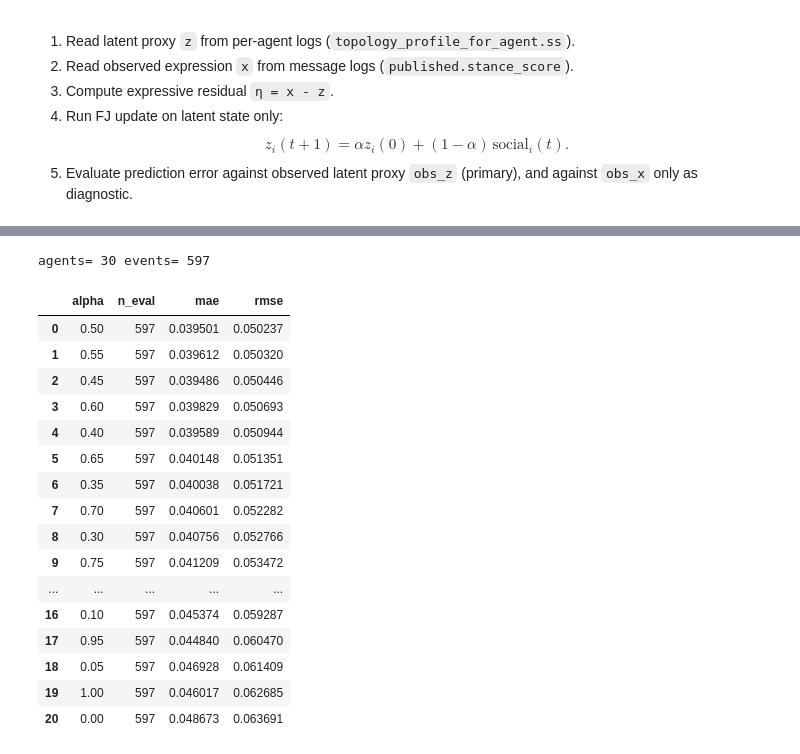
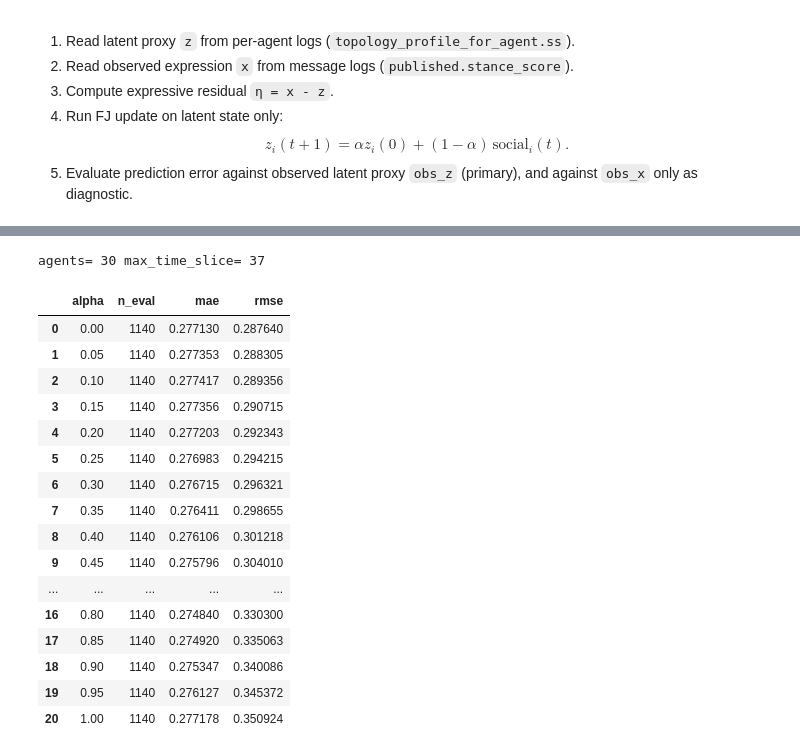
Before and after one commit to samuelLi05/llm-network, a Jupyter notebook: modeling/models/friedkin_johnsen_latent_belief.ipynb, the cells around one changed output, grey strips where cells are left out. Drawn from its saved outputs; the diff is of its cells as text; code cells hidden in the pictures.

```diff
--- a/modeling/models/friedkin_johnsen_latent_belief.ipynb
+++ b/modeling/models/friedkin_johnsen_latent_belief.ipynb
@@ -500,32 +546,33 @@ Counts:
 # %%
 data = load_run_data(RUN_DIR)
-print('agents=', len(data['agent_ids']), 'events=', len(data['events']))
+print('agents=', len(data['agent_ids']), 'max_time_slice=', data['max_time_slice'])
 rows = []
 for a in PARAMS['alpha_grid']:
-    _, rec, _ = run_event_fj_latent_z(data, alpha=a)
+    out = run_timeslice_fj_latent(data, alpha=a)
+    rec = out['records']
     m = evaluate(rec, pred_key='pred_z', obs_key='obs_z')
     rows.append({'alpha': a, 'n_eval': len(rec), **m})
 res = pd.DataFrame(rows).sort_values('rmse').reset_index(drop=True)
 res
 # %% [output]
-agents= 30 events= 597
+agents= 30 max_time_slice= 37
 |  | alpha | n_eval | mae | rmse |
-| 0 | 0.50 | 597 | 0.039501 | 0.050237 |
-| 1 | 0.55 | 597 | 0.039612 | 0.050320 |
-| 2 | 0.45 | 597 | 0.039486 | 0.050446 |
-| 3 | 0.60 | 597 | 0.039829 | 0.050693 |
-| 4 | 0.40 | 597 | 0.039589 | 0.050944 |
-| 5 | 0.65 | 597 | 0.040148 | 0.051351 |
-| 6 | 0.35 | 597 | 0.040038 | 0.051721 |
-| 7 | 0.70 | 597 | 0.040601 | 0.052282 |
-| 8 | 0.30 | 597 | 0.040756 | 0.052766 |
-| 9 | 0.75 | 597 | 0.041209 | 0.053472 |
+| 0 | 0.00 | 1140 | 0.277130 | 0.287640 |
+| 1 | 0.05 | 1140 | 0.277353 | 0.288305 |
+| 2 | 0.10 | 1140 | 0.277417 | 0.289356 |
+| 3 | 0.15 | 1140 | 0.277356 | 0.290715 |
+| 4 | 0.20 | 1140 | 0.277203 | 0.292343 |
+| 5 | 0.25 | 1140 | 0.276983 | 0.294215 |
+| 6 | 0.30 | 1140 | 0.276715 | 0.296321 |
+| 7 | 0.35 | 1140 | 0.276411 | 0.298655 |
+| 8 | 0.40 | 1140 | 0.276106 | 0.301218 |
+| 9 | 0.45 | 1140 | 0.275796 | 0.304010 |
 | ... | ... | ... | ... | ... |
-| 16 | 0.10 | 597 | 0.045374 | 0.059287 |
-| 17 | 0.95 | 597 | 0.044840 | 0.060470 |
-| 18 | 0.05 | 597 | 0.046928 | 0.061409 |
-| 19 | 1.00 | 597 | 0.046017 | 0.062685 |
-| 20 | 0.00 | 597 | 0.048673 | 0.063691 |
+| 16 | 0.80 | 1140 | 0.274840 | 0.330300 |
+| 17 | 0.85 | 1140 | 0.274920 | 0.335063 |
+| 18 | 0.90 | 1140 | 0.275347 | 0.340086 |
+| 19 | 0.95 | 1140 | 0.276127 | 0.345372 |
+| 20 | 1.00 | 1140 | 0.277178 | 0.350924 |
 # %%
 best = res.iloc[0].to_dict()
 print('Best:', best)
```
Also changed, not shown: parts of 4 cells of this notebook, 5 other files.
